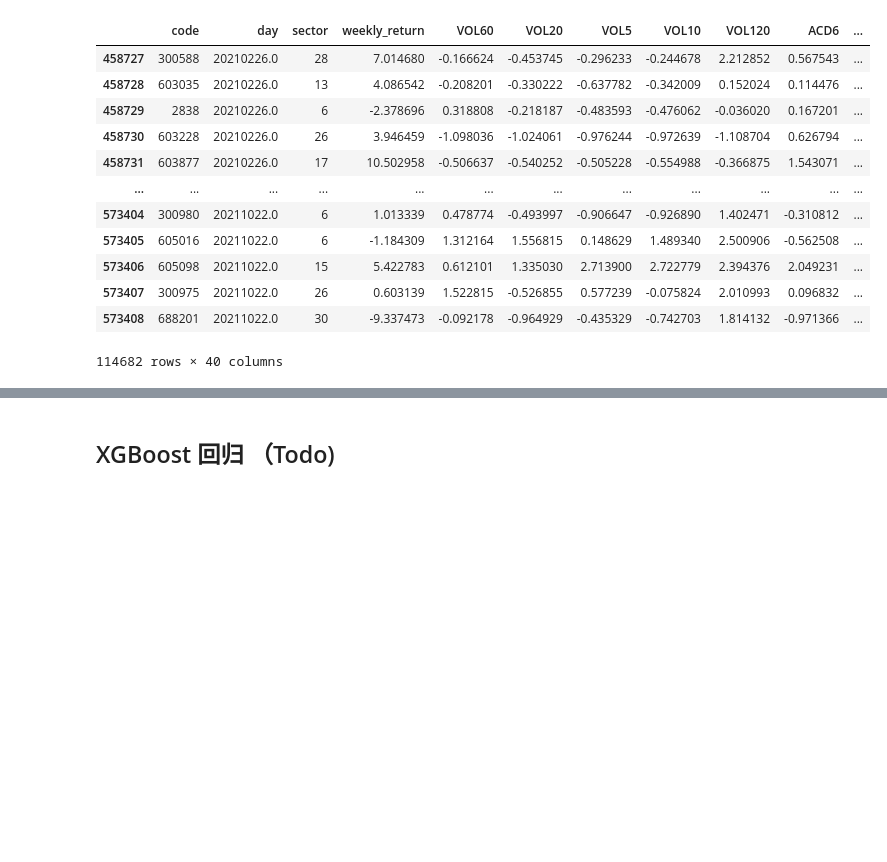
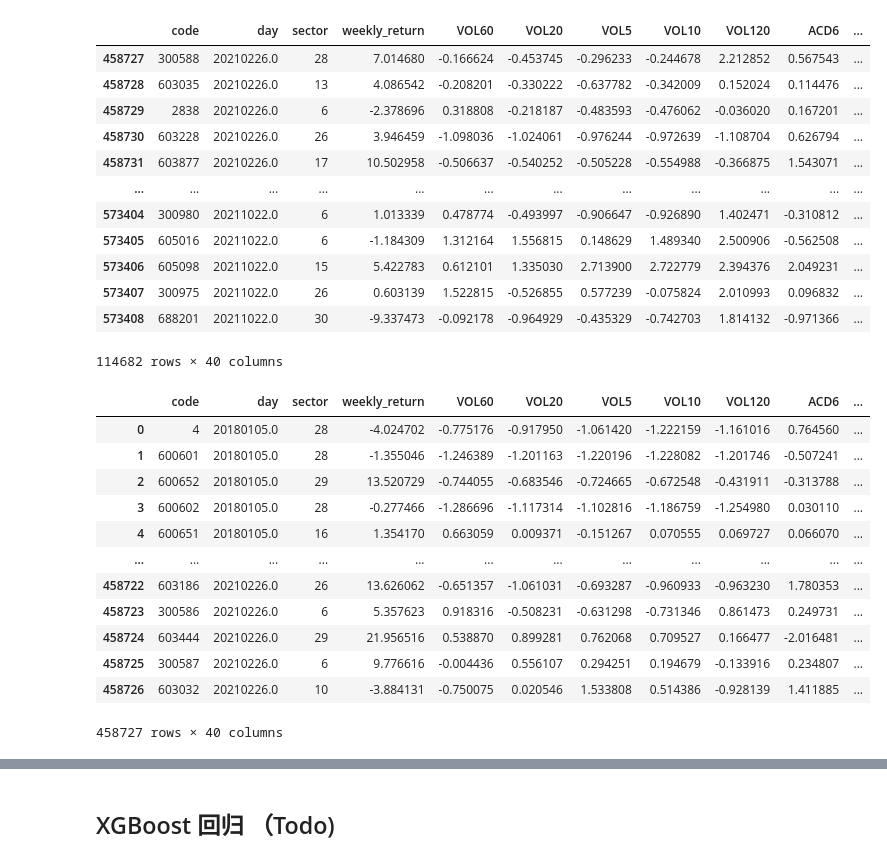
Before and after one commit to sherryshao812/multi_factor_model, a Jupyter notebook: model_test.ipynb, the cells around one changed output, grey strips where cells are left out. Saved outputs shown, nothing was run; the diff lists cells and outputs as text; code cells hidden in the pictures; blank space fills up the shorter version.

```diff
--- a/model_test.ipynb
+++ b/model_test.ipynb
@@ -167,3 +168,22 @@ test_data
 | 573407 | 300975 | 20211022.0 | 26 | 0.603139 | 1.522815 | -0.526855 | 0.577239 | -0.075824 | 2.010993 | 0.096832 | ... |
 | 573408 | 688201 | 20211022.0 | 30 | -9.337473 | -0.092178 | -0.964929 | -0.435329 | -0.742703 | 1.814132 | -0.971366 | ... |
 114682 rows × 40 columns
+# %%
+# 样本内预测值
+train_data['y_pred'] = xgb_model.get_booster().predict(xgb.DMatrix(X_train)).argmax(1)
+train_data['y_prob'] = xgb_model.get_booster().predict(xgb.DMatrix(X_train)).max(1)
+train_data
+# %% [output]
+|  | code | day | sector | weekly_return | VOL60 | VOL20 | VOL5 | VOL10 | VOL120 | ACD6 | ... |
+| 0 | 4 | 20180105.0 | 28 | -4.024702 | -0.775176 | -0.917950 | -1.061420 | -1.222159 | -1.161016 | 0.764560 | ... |
+| 1 | 600601 | 20180105.0 | 28 | -1.355046 | -1.246389 | -1.201163 | -1.220196 | -1.228082 | -1.201746 | -0.507241 | ... |
+| 2 | 600652 | 20180105.0 | 29 | 13.520729 | -0.744055 | -0.683546 | -0.724665 | -0.672548 | -0.431911 | -0.313788 | ... |
+| 3 | 600602 | 20180105.0 | 28 | -0.277466 | -1.286696 | -1.117314 | -1.102816 | -1.186759 | -1.254980 | 0.030110 | ... |
+| 4 | 600651 | 20180105.0 | 16 | 1.354170 | 0.663059 | 0.009371 | -0.151267 | 0.070555 | 0.069727 | 0.066070 | ... |
+| ... | ... | ... | ... | ... | ... | ... | ... | ... | ... | ... | ... |
+| 458722 | 603186 | 20210226.0 | 26 | 13.626062 | -0.651357 | -1.061031 | -0.693287 | -0.960933 | -0.963230 | 1.780353 | ... |
+| 458723 | 300586 | 20210226.0 | 6 | 5.357623 | 0.918316 | -0.508231 | -0.631298 | -0.731346 | 0.861473 | 0.249731 | ... |
+| 458724 | 603444 | 20210226.0 | 29 | 21.956516 | 0.538870 | 0.899281 | 0.762068 | 0.709527 | 0.166477 | -2.016481 | ... |
+| 458725 | 300587 | 20210226.0 | 6 | 9.776616 | -0.004436 | 0.556107 | 0.294251 | 0.194679 | -0.133916 | 0.234807 | ... |
+| 458726 | 603032 | 20210226.0 | 10 | -3.884131 | -0.750075 | 0.020546 | 1.533808 | 0.514386 | -0.928139 | 1.411885 | ... |
+458727 rows × 40 columns
```
Also changed, not shown: parts of 11 cells of this notebook, 1 other file.
